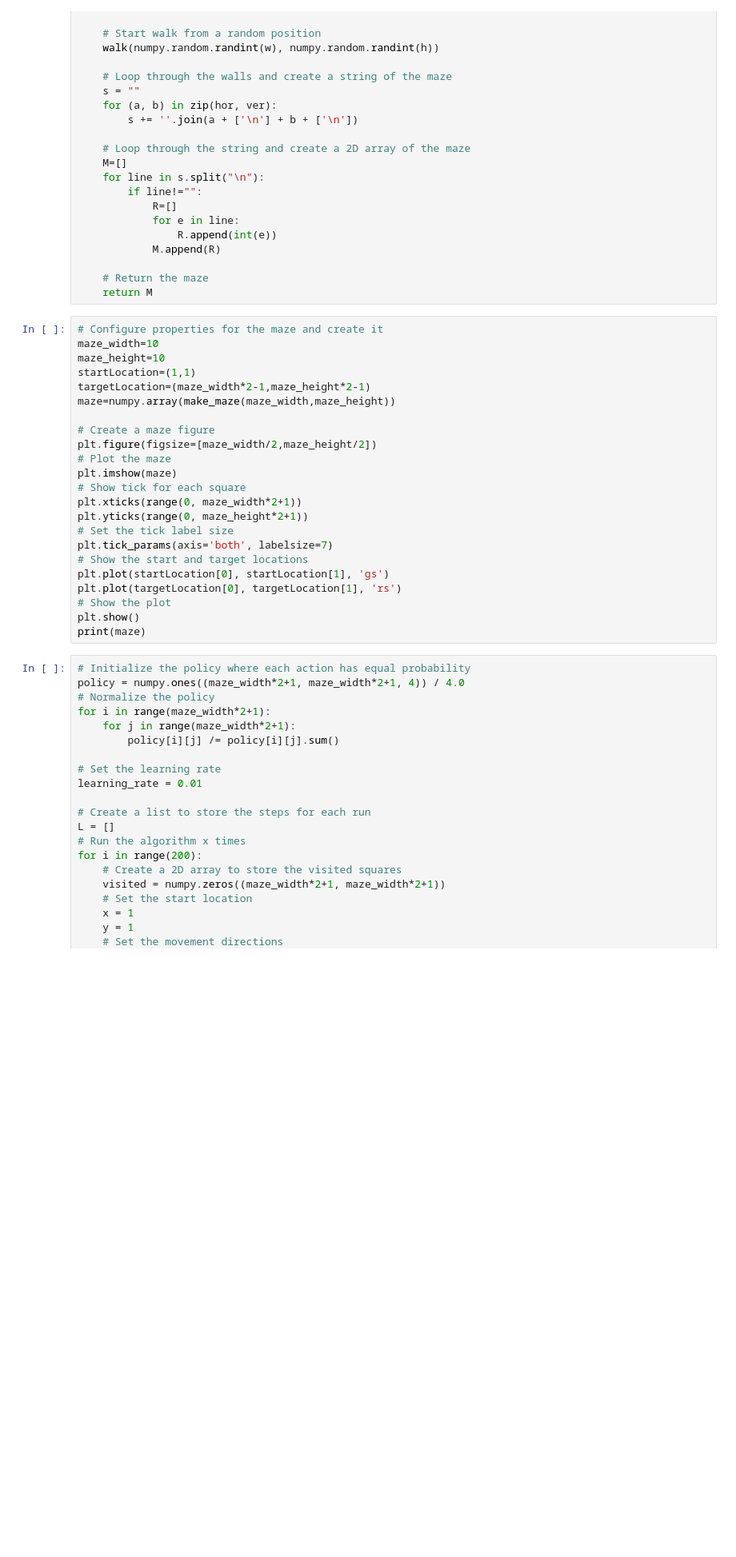
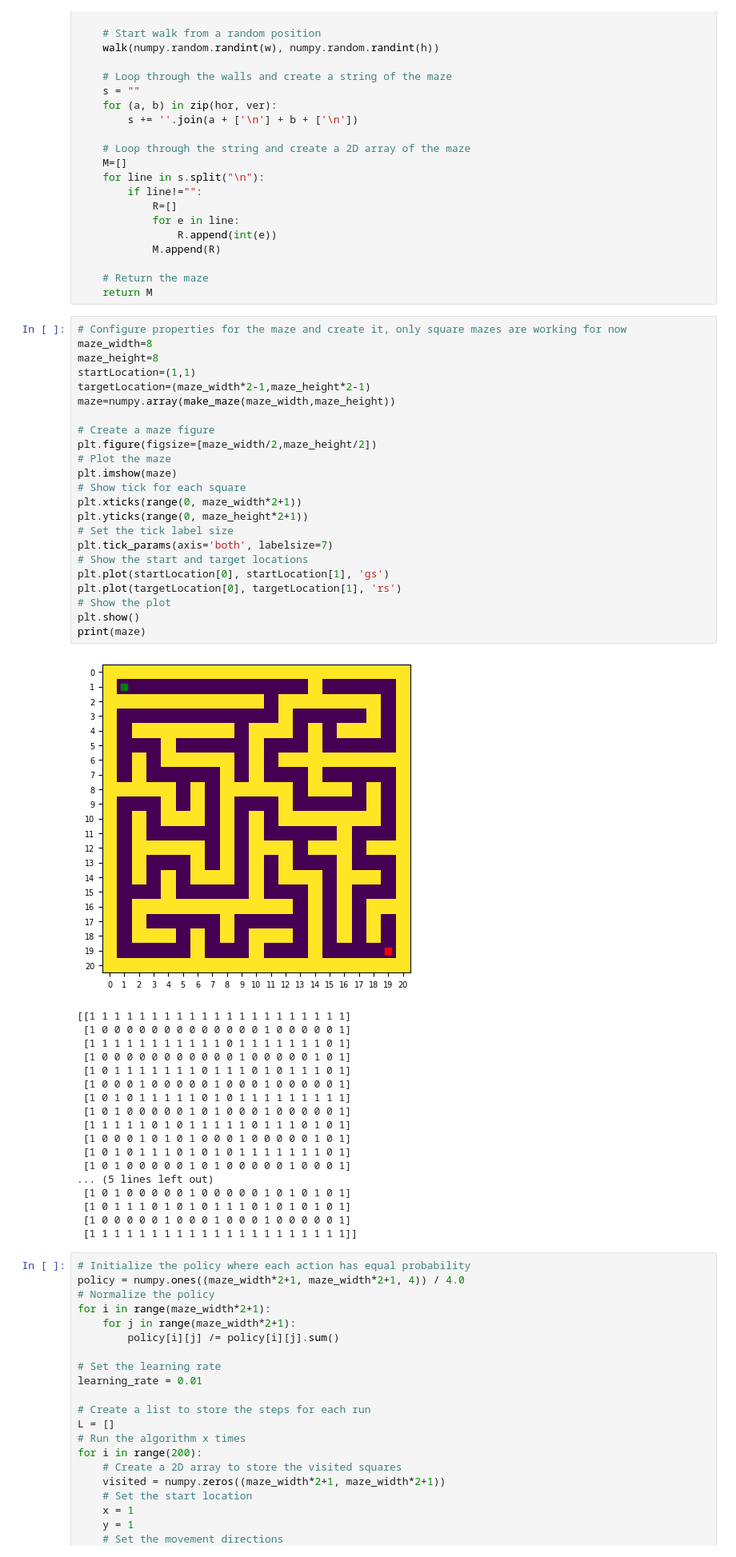
Before and after one commit to sebdanielsson/jupyter-notebooks, a Jupyter notebook: Labs/Lab5/Lab5.ipynb, the cells around one changed output. Shown at 80% size. Cells and saved outputs as stored; diff of their text form; blank space fills up the shorter version.

Commit message:
Add comment that only square mazes are supported

```diff
--- a/Labs/Lab5/Lab5.ipynb
+++ b/Labs/Lab5/Lab5.ipynb
@@ -48,28 +48,47 @@ def make_maze(w = 8, h = 8):
     # Return the maze
     return M
 # %%
-# Configure properties for the maze and create it
-maze_width=10
-maze_height=10
+# Configure properties for the maze and create it, only square mazes are working for now
+maze_width=8
+maze_height=8
 startLocation=(1,1)
 targetLocation=(maze_width*2-1,maze_height*2-1)
 maze=numpy.array(make_maze(maze_width,maze_height))
 
 # Create a maze figure
 plt.figure(figsize=[maze_width/2,maze_height/2])
 # Plot the maze
 plt.imshow(maze)
 # Show tick for each square
 plt.xticks(range(0, maze_width*2+1))
 plt.yticks(range(0, maze_height*2+1))
 # Set the tick label size
 plt.tick_params(axis='both', labelsize=7)
 # Show the start and target locations
 plt.plot(startLocation[0], startLocation[1], 'gs')
 plt.plot(targetLocation[0], targetLocation[1], 'rs')
 # Show the plot
 plt.show()
 print(maze)
+# %% [output]
+[figure, added]
+[[1 1 1 1 1 1 1 1 1 1 1 1 1 1 1 1 1 1 1 1 1]
+ [1 0 0 0 0 0 0 0 0 0 0 0 0 0 1 0 0 0 0 0 1]
+ [1 1 1 1 1 1 1 1 1 1 1 0 1 1 1 1 1 1 1 0 1]
+ [1 0 0 0 0 0 0 0 0 0 0 0 1 0 0 0 0 0 1 0 1]
+ [1 0 1 1 1 1 1 1 1 0 1 1 1 0 1 0 1 1 1 0 1]
+ [1 0 0 0 1 0 0 0 0 0 1 0 0 0 1 0 0 0 0 0 1]
+ [1 0 1 0 1 1 1 1 1 0 1 0 1 1 1 1 1 1 1 1 1]
+ [1 0 1 0 0 0 0 0 1 0 1 0 0 0 1 0 0 0 0 0 1]
+ [1 1 1 1 1 0 1 0 1 1 1 1 1 0 1 1 1 0 1 0 1]
+ [1 0 0 0 1 0 1 0 1 0 0 0 1 0 0 0 0 0 1 0 1]
+ [1 0 1 0 1 1 1 0 1 0 1 0 1 1 1 1 1 1 1 0 1]
+ [1 0 1 0 0 0 0 0 1 0 1 0 0 0 0 0 1 0 0 0 1]
+... (5 lines left out)
+ [1 0 1 0 0 0 0 0 1 0 0 0 0 0 1 0 1 0 1 0 1]
+ [1 0 1 1 1 0 1 0 1 0 1 1 1 0 1 0 1 0 1 0 1]
+ [1 0 0 0 0 0 1 0 0 0 1 0 0 0 1 0 0 0 0 0 1]
+ [1 1 1 1 1 1 1 1 1 1 1 1 1 1 1 1 1 1 1 1 1]]
 # %%
 # Initialize the policy where each action has equal probability
 policy = numpy.ones((maze_width*2+1, maze_width*2+1, 4)) / 4.0
```
Also changed, not shown: parts of 1 cell of this notebook.
